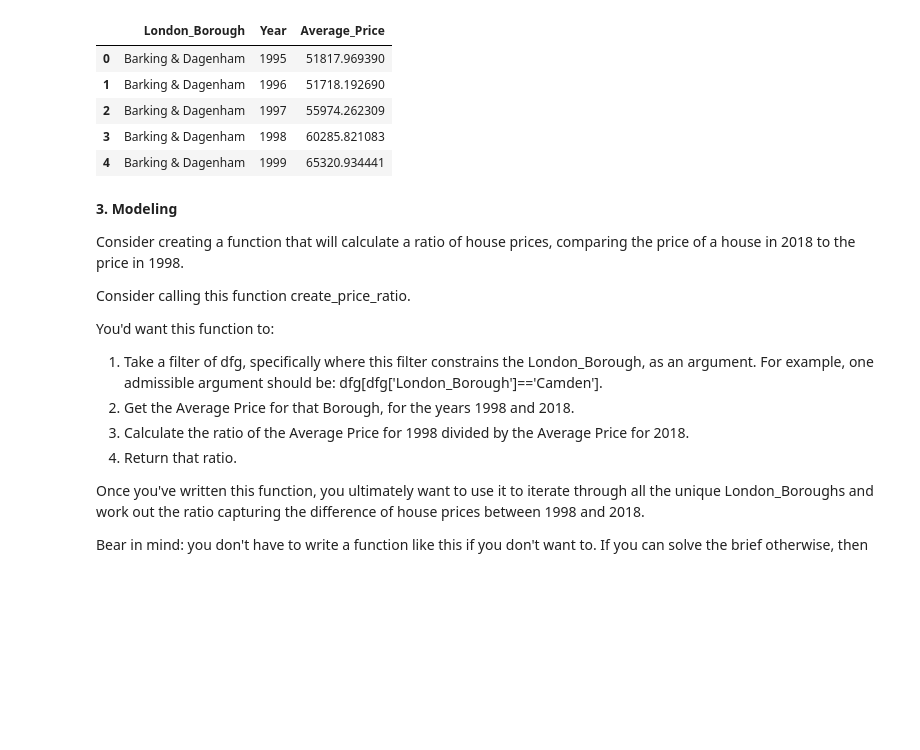
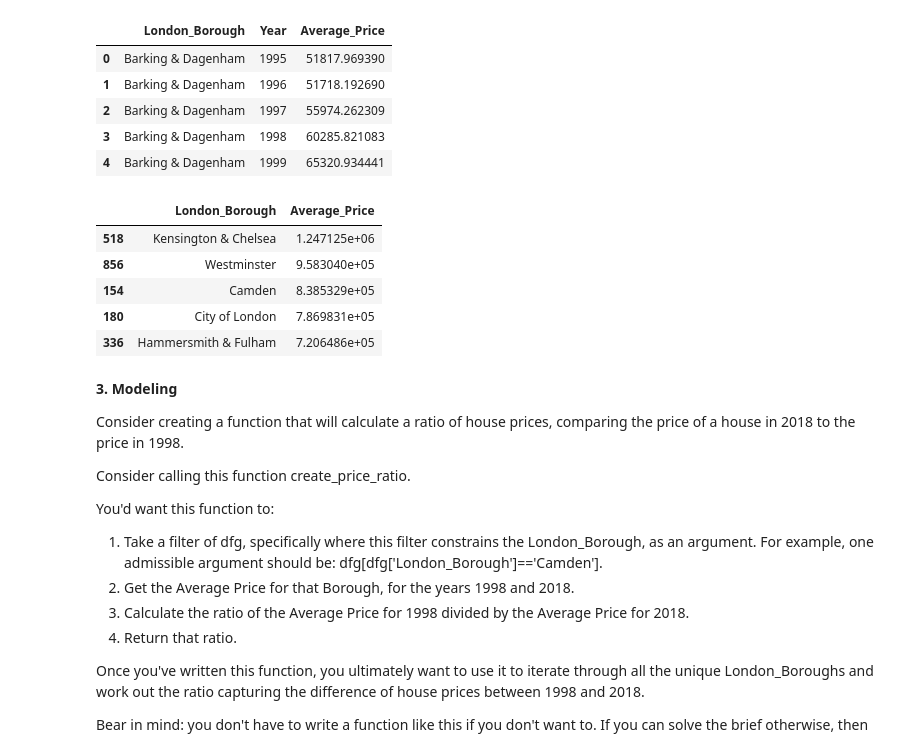
Before and after one commit to amythemirror/Springboard, a Jupyter notebook: Unit_4_Case_Study_London_Housing.ipynb, the cells around one changed output. Cells and saved outputs as stored; diff of their text form; code cells hidden in the pictures; blank space fills up the shorter version.

Commit message:
added calculation for the most expensive boroughs in 2019

```diff
--- a/Unit_4_Case_Study_London_Housing.ipynb
+++ b/Unit_4_Case_Study_London_Housing.ipynb
@@ -276,6 +268,17 @@ year_avg.head()
 | 2 | Barking & Dagenham | 1997 | 55974.262309 |
 | 3 | Barking & Dagenham | 1998 | 60285.821083 |
 | 4 | Barking & Dagenham | 1999 | 65320.934441 |
+# %%
+year_avg_2019 = year_avg[['London_Borough', 'Average_Price']][year_avg['Year'] == 2019].sort_values('Average_Price', ascending=False)
+
+year_avg_2019.head()
+# %% [output]
+|  | London_Borough | Average_Price |
+| 518 | Kensington & Chelsea | 1.247125e+06 |
+| 856 | Westminster | 9.583040e+05 |
+| 154 | Camden | 8.385329e+05 |
+| 180 | City of London | 7.869831e+05 |
+| 336 | Hammersmith & Fulham | 7.206486e+05 |
 # %% [markdown]
 **3. Modeling**
 
```
Also changed, not shown: parts of 2 cells of this notebook.
